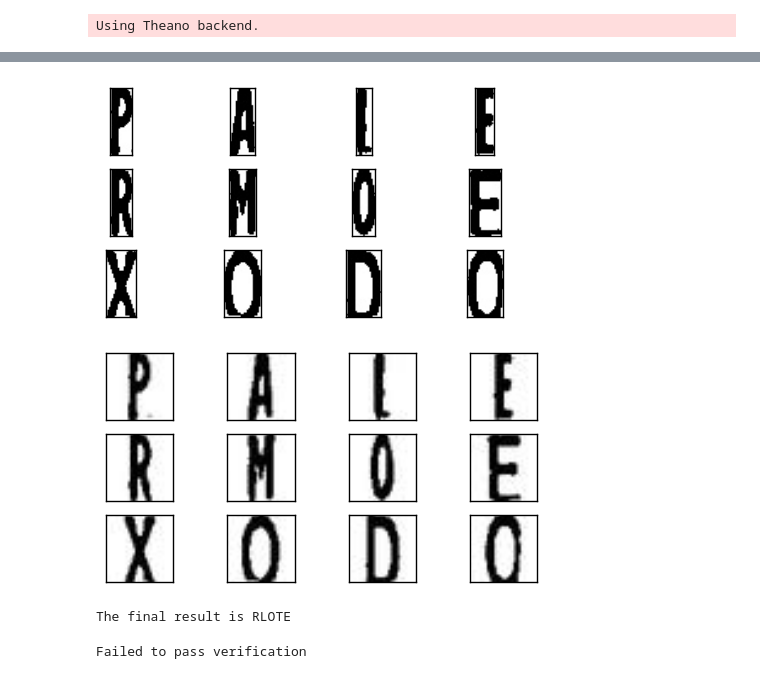
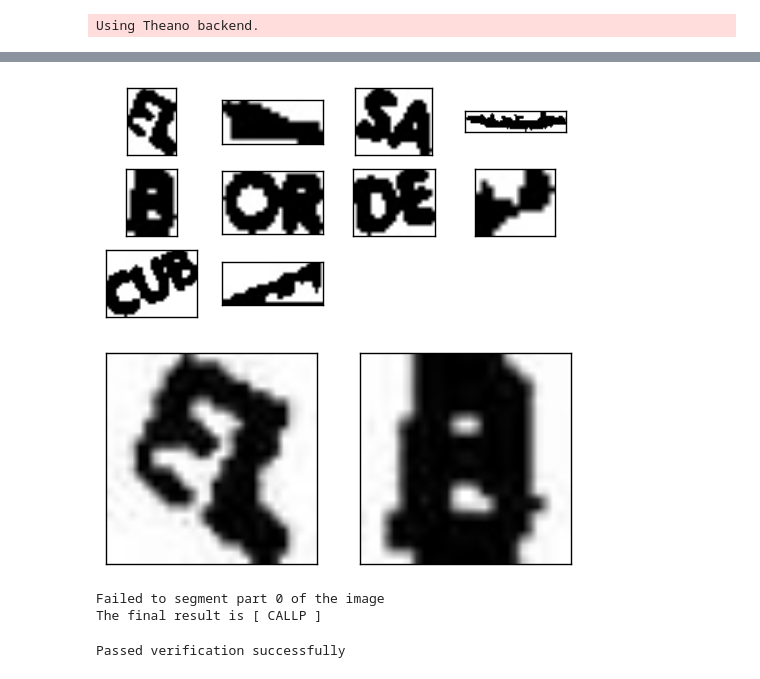
Before and after one commit to SingaFx/BossWangProject, a Jupyter notebook: Final report.ipynb, the cells around one changed output, grey strips where cells are left out. Saved outputs shown, nothing was run; the diff lists cells and outputs as text; code cells hidden in the pictures.

Commit message:
ignore the part that cannot be segmented

```diff
--- a/Final report.ipynb
+++ b/Final report.ipynb
@@ -56,30 +52,42 @@ plot_images(kmeans_images)
 # %%
-characters = []
+characters_list = []
 for binary in binary_images:
     # segment the binary images, and output single characters
-    characters.extend(text_to_characters(binary, output_directory))
-# show segmented characters
-plot_images(characters)
+    characters_list.append(text_to_characters(binary, output_directory))
+# show segmented characters for the first image
+plot_images(characters_list[0])
 # %% [output]
-[figure, old version]
+[figure, new version]
 # %%
 # filter and scale the image to 28 * 28
-filtered_chars, to_classify = image_to_numpy_array(characters)
+to_classify_list = []
+filtered_chars_list = []
+for characters in characters_list:
+    filtered_chars, to_classify = image_to_numpy_array(characters)
+    to_classify_list.append(to_classify)
+    filtered_chars_list.append(filtered_chars)
 # show the filtered and scaled images
-plot_images(filtered_chars)
+plot_images(filtered_chars_list[0])
 # %% [output]
-[figure, old version]
+[figure, new version]
 # %%
 # load pretrained model to classify
 pretrained_model = "pretrained_model.w"
-if len(filtered_chars) == 0:
-    print "Failed to segment"
-else:
-    results = classify_digits(pretrained_model, to_classify)
-    print "The final result is", results
+model = load_pretrain_model(pretrained_model)
+text = ""
+num_chars = len(to_classify_list)
+for i in xrange(0, num_chars):
+    if len(filtered_chars_list[i]) <= 2:
+        # better to ignore some very blurry images
+        print "Failed to segment part", i, "of the image"
+        continue
+    text += classify_digits(model, to_classify_list[i]) + " "
+text = text.strip()
+print "The final result is [", text, "]"
 # %% [output]
-The final result is RLOTE
+Failed to segment part 0 of the image
+The final result is [ CALLP ]
 # %%
-print "Passed verification successfully" if evaluate("LANE", context) else "Failed to pass verification"
+print "Passed verification successfully" if evaluate(text, context) else "Failed to pass verification"
 # %% [output]
-Failed to pass verification
+Passed verification successfully
```
Also changed, not shown: parts of 5 cells of this notebook, 4 other files.
